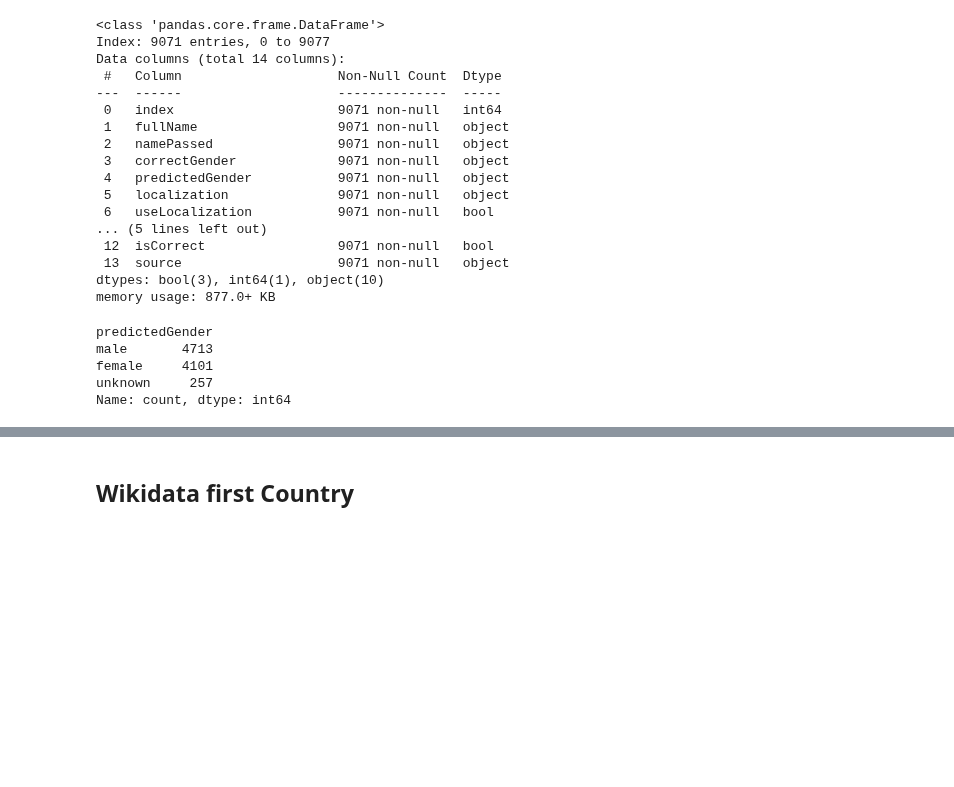
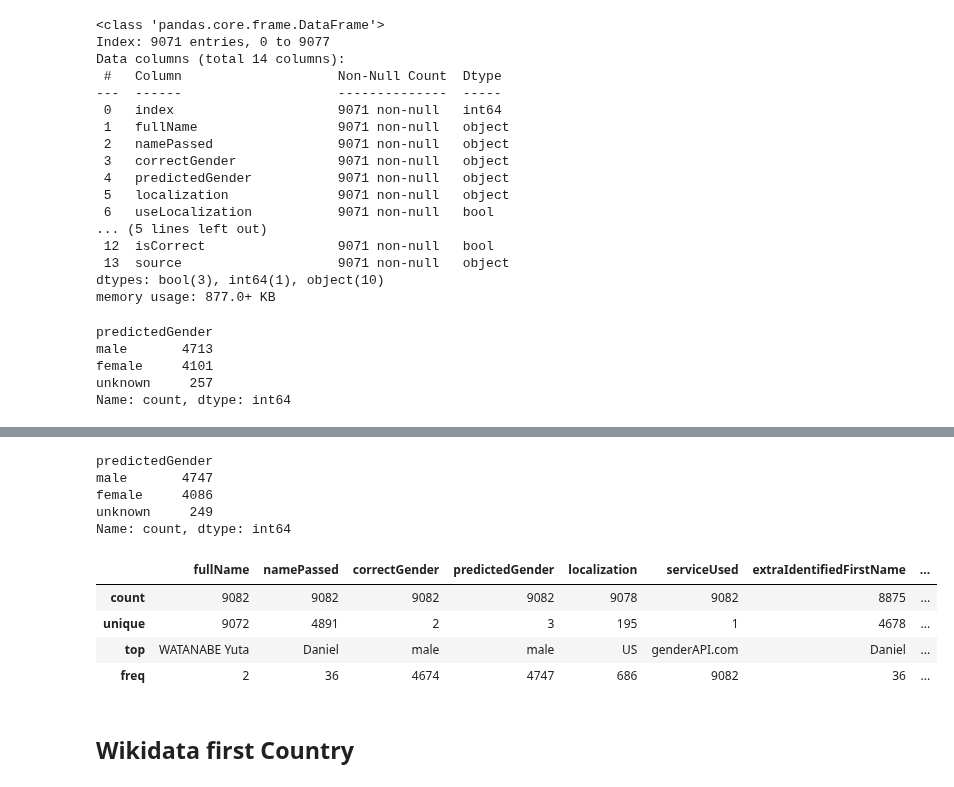
Before and after one commit to Briefgarde/name2genderresearch, a Jupyter notebook: notebooks/preprocessing/preprocessingTestData.ipynb, the cells around one changed output, grey strips where cells are left out. Drawn from its saved outputs; the diff is of its cells as text; code cells hidden in the pictures; blank space fills up the shorter version.

```diff
--- a/notebooks/preprocessing/preprocessingTestData.ipynb
+++ b/notebooks/preprocessing/preprocessingTestData.ipynb
@@ -604,0 +659,3 @@ except:
+# %%
+df_kaggleFirstNoCountry = pd.read_csv("C:/Users/brief/Desktop/Master/Ecole/Semestre3/M8_ProjetDeRecherche/code_ProjetDeRecherche/data/TestedData/GenderAPIcom/kaggleFirstNoCountry.csv")
+df_kaggleFirstNoCountry.info()
@@ -604,0 +682,19 @@ except:
+# %%
+df_kaggleFirstNoCountry['predictedGender'].value_counts(dropna=False)
+# %% [output]
+predictedGender
+male       4747
+female     4086
+unknown     249
+Name: count, dtype: int64
+# %%
+df_kaggleFirstNoCountry = addIsCorrectColumn(df_kaggleFirstNoCountry)
+df_kaggleFirstNoCountry = addSource(df_kaggleFirstNoCountry, KAGGLE)
+# %%
+df_kaggleFirstNoCountry.describe(include=object)
+# %% [output]
+|  | fullName | namePassed | correctGender | predictedGender | localization | serviceUsed | extraIdentifiedFirstName | ... |
+| count | 9082 | 9082 | 9082 | 9082 | 9078 | 9082 | 8875 | ... |
+| unique | 9072 | 4891 | 2 | 3 | 195 | 1 | 4678 | ... |
+| top | WATANABE Yuta | Daniel | male | male | US | genderAPI.com | Daniel | ... |
+| freq | 2 | 36 | 4674 | 4747 | 686 | 9082 | 36 | ... |
```
Also changed, not shown: parts of 17 cells of this notebook, 3 other files.
